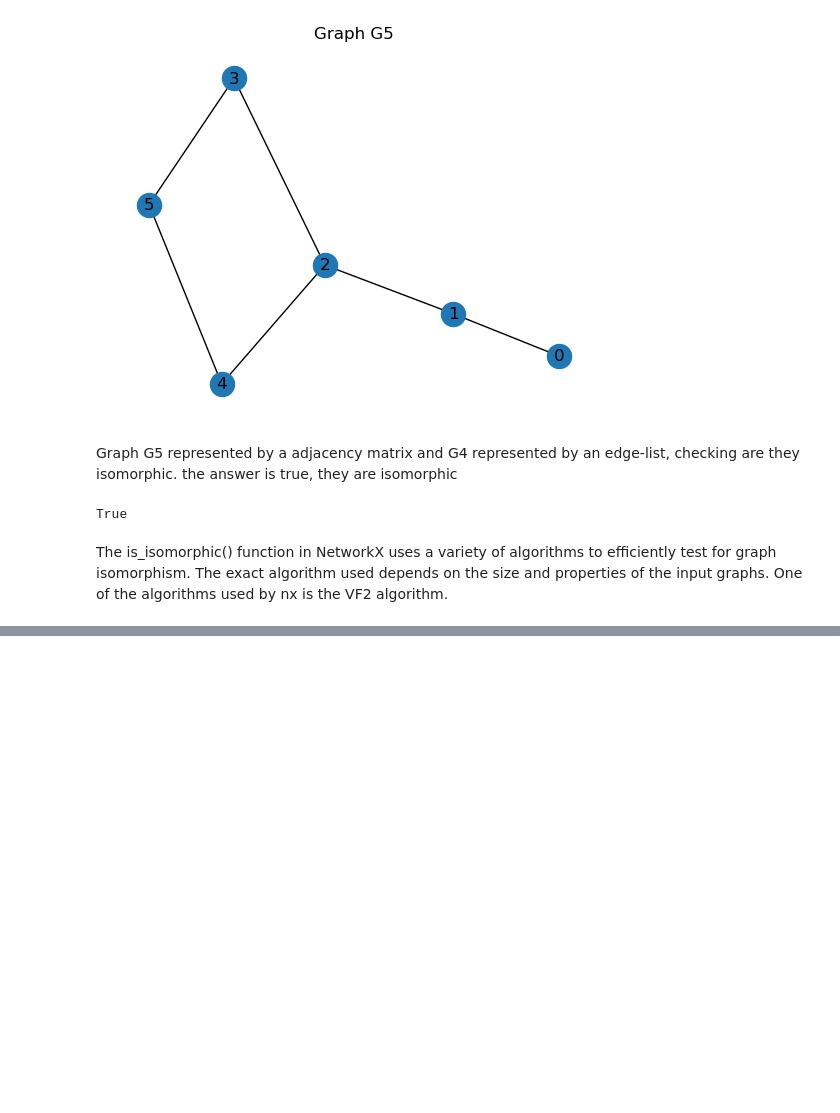
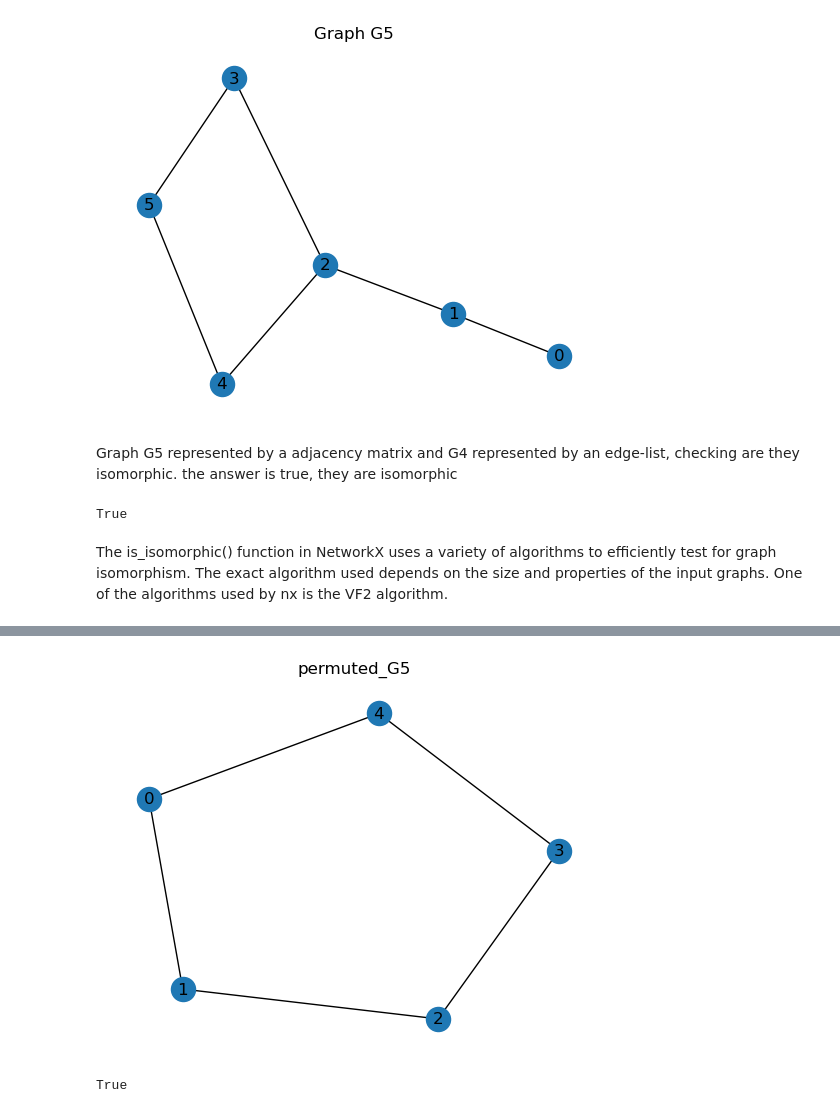
Before and after one commit to RoseDownes/Graph_Theory_Project, a Jupyter notebook: graph_isomorphism.ipynb, the cells around one changed output, grey strips where cells are left out. Saved outputs shown, nothing was run; the diff lists cells and outputs as text; code cells hidden in the pictures; blank space fills up the shorter version.

```diff
--- a/graph_isomorphism.ipynb
+++ b/graph_isomorphism.ipynb
@@ -108,0 +152,10 @@ The is_isomorphic() function in NetworkX uses a variety of algorithms to efficie
+# %%
+plt.title("permuted_G5")
+nx.draw_spring(permuted_G5, with_labels=True)
+# %% [output]
+[figure, added]
+# %%
+# checking are they isomorphic
+nx.is_isomorphic(G5, permuted_G5)
+# %% [output]
+True
```
Also changed, not shown: parts of 6 cells of this notebook, 1 other file.
